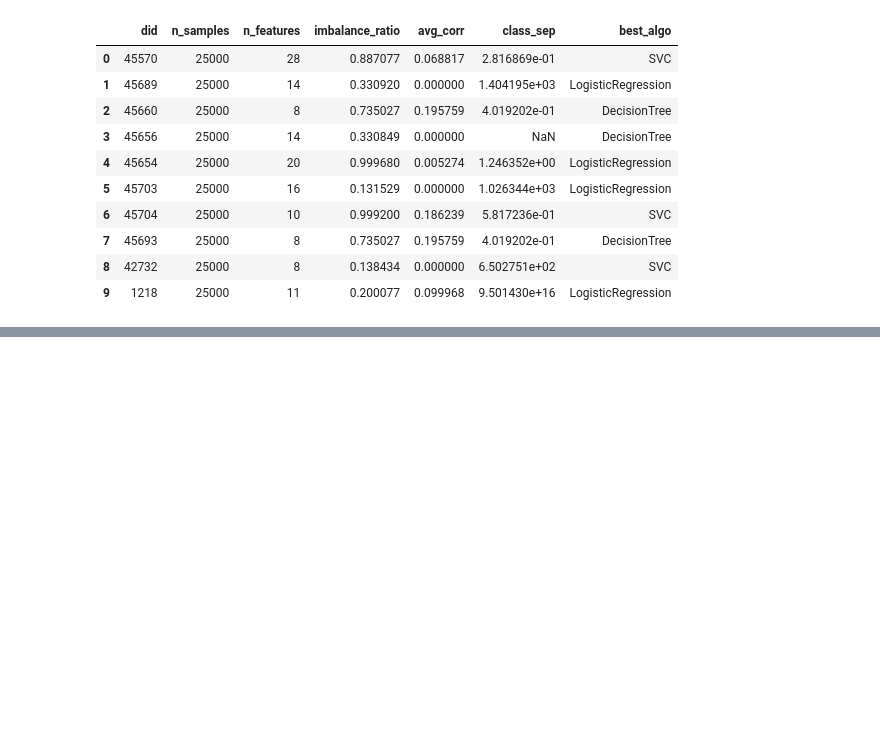
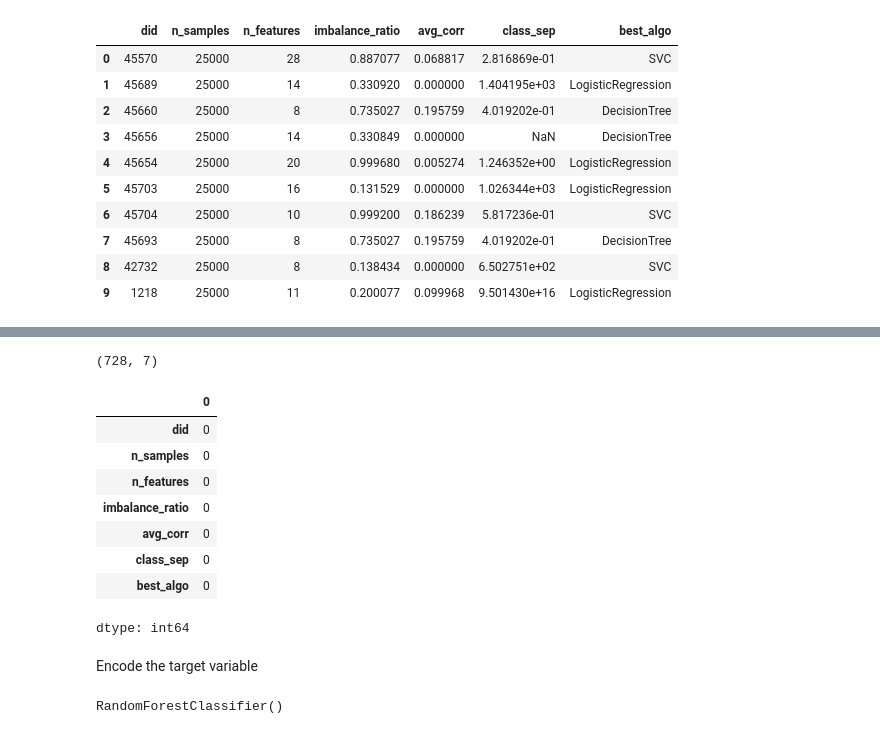
Before and after one commit to theHoodguy4587/ML-alogrithm-selector, a Jupyter notebook: ML_algorithm_Selector.ipynb, the cells around one changed output, grey strips where cells are left out. Cells and saved outputs as stored; diff of their text form; code cells hidden in the pictures; blank space fills up the shorter version.

```diff
--- a/ML_algorithm_Selector.ipynb
+++ b/ML_algorithm_Selector.ipynb
@@ -27,0 +78,20 @@ df.head(10)
+# %%
+df.shape
+# %% [output]
+(728, 7)
+# %%
+df['avg_corr']=pd.to_numeric(df['avg_corr'],errors='coerce').fillna(df['avg_corr'].median())
+# %%
+df['class_sep']=pd.to_numeric(df['class_sep'],errors='coerce').fillna(df['class_sep'].median())
+# %%
+df.isnull().sum()
+# %% [output]
+|  | 0 |
+| did | 0 |
+| n_samples | 0 |
+| n_features | 0 |
+| imbalance_ratio | 0 |
+| avg_corr | 0 |
+| class_sep | 0 |
+| best_algo | 0 |
+dtype: int64
@@ -27,0 +101,2 @@ df.head(10)
+# %% [markdown]
+Encode the target variable
@@ -27,0 +108,10 @@ df.head(10)
+# %%
+from sklearn.model_selection import train_test_split
+from sklearn.ensemble import RandomForestClassifier
+
+X_train, X_test, y_train, y_test = train_test_split(X, y_encoded, test_size=0.2, random_state=42)
+
+model=RandomForestClassifier()
+model.fit(X_train,y_train)
+# %% [output]
+RandomForestClassifier()
```
Also changed, not shown: parts of 10 cells of this notebook.
